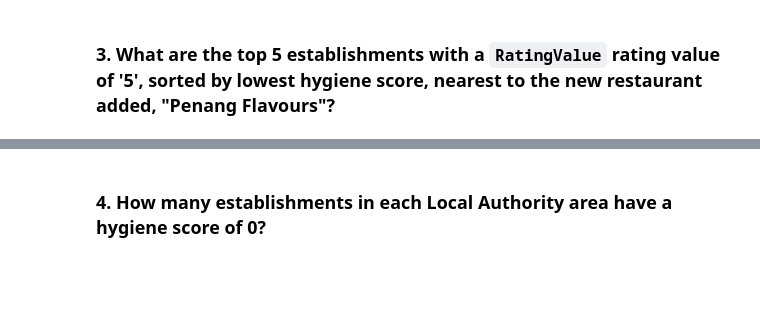
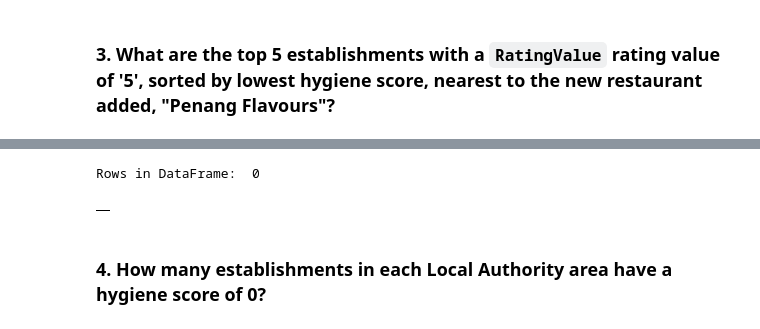
Before and after one commit to rchascall/nosql-challenge, a Jupyter notebook: NoSQL_analysis_starter.ipynb, the cells around one changed output, grey strips where cells are left out. Saved outputs shown, nothing was run; the diff lists cells and outputs as text; code cells hidden in the pictures; blank space fills up the shorter version.

```diff
--- a/NoSQL_analysis_starter.ipynb
+++ b/NoSQL_analysis_starter.ipynb
@@ -150,10 +158,18 @@ Rows in DataFrame 34
 # Sort by hygiene score
 
 degree_search = 0.01
-latitude =
-longitude =
+max_latitude = 51.49014200 + degree_search
+min_latitude = 51.49014200 - degree_search
+max_longitude = 0.08384000 + degree_search
+min_longitude = 0.08384000 - degree_search
 
-query =
-sort =
+top_five_query = {"RatingValue": {"$eq": "5" },
+                "geocode.longitude": {"$gte": min_longitude, "$lte": max_longitude},
+                "geocode.latitude": {"$gte": min_latitude, "$lte": max_latitude}}
+
+sort = [("scores.Hygiene", -1)]
+
+limit = 5
 
 # Print the results
+pprint(list(business_list.find(top_five_query).sort(sort).limit(limit)))
@@ -159,0 +194,3 @@ sort =
+# %%
+near_penang_results = business_list.find(top_five_query)
+pprint(near_penang_results[1])
@@ -160,5 +215,15 @@ sort =
 # %%
 # Convert result to Pandas DataFrame
+near_penang_df = pd.DataFrame(near_penang_results)
+
+# Display the number of rows in the DataFrame
+print("Rows in DataFrame: ", len(near_penang_df))
+
+# Display the first 10 rows of the DataFrame
+near_penang_df
+# %% [output]
+Rows in DataFrame:  0
+|  |
 # %% [markdown]
 ### 4. How many establishments in each Local Authority area have a hygiene score of 0?
 # %%
```
Also changed, not shown: parts of 3 cells of this notebook.
